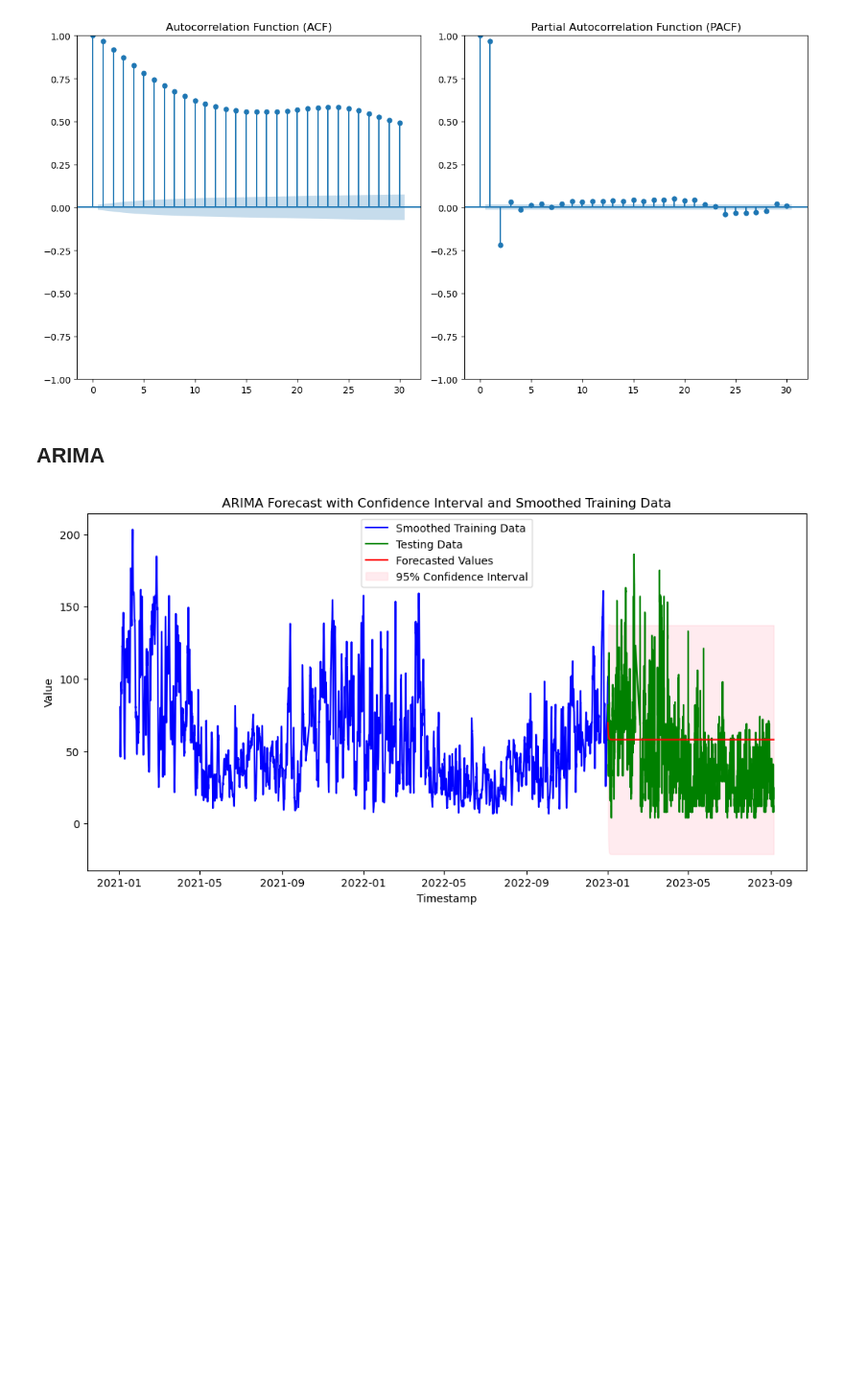
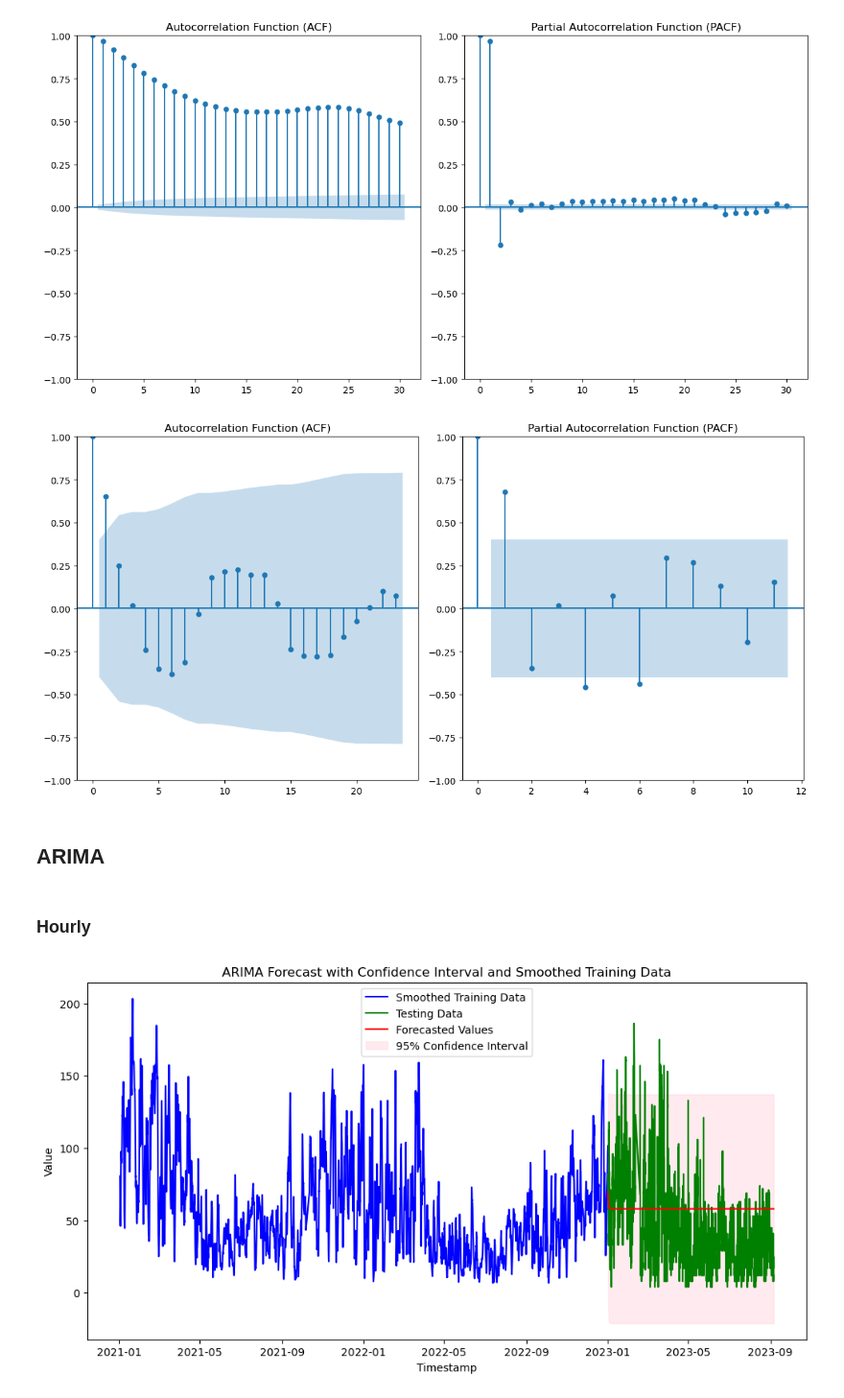
Before and after one commit to nastyabekesheva/Mathematical-Modeling, a Jupyter notebook: lab_1.ipynb, the cells around one changed output. Shown at 96% size. Drawn from its saved outputs; the diff is of its cells as text; code cells hidden in the pictures; blank space fills up the shorter version.

```diff
--- a/lab_1.ipynb
+++ b/lab_1.ipynb
@@ -405,3 +379,6 @@ y_test = pm25_df[pm25_df['logged_at'].dt.year == 2023]
+# %%
+monthly_train_data = monthly_data['2021-01-01':'2022-12-31']
+monthly_test_data = monthly_data['2022-12-01':'2023-12-31']
 # %% [markdown]
 ## Choosing parameters
 # %%
@@ -414,7 +391,19 @@ plt.tight_layout()
 plt.show()
 # %% [output]
 [figure]
+# %%
+fig, (ax1, ax2) = plt.subplots(1, 2, figsize=(12, 6))
+plot_acf(monthly_train_data, lags=23, ax=ax1)
+ax1.set_title('Autocorrelation Function (ACF)')
+plot_pacf(monthly_train_data, lags=11, ax=ax2)
+ax2.set_title('Partial Autocorrelation Function (PACF)')
+plt.tight_layout()
+plt.show()
+# %% [output]
+[figure, added]
 # %% [markdown]
 ## ARIMA
+# %% [markdown]
+### Hourly
 # %%
 p, d, q = 3, 0, 2
```
Also changed, not shown: parts of 27 cells of this notebook.
